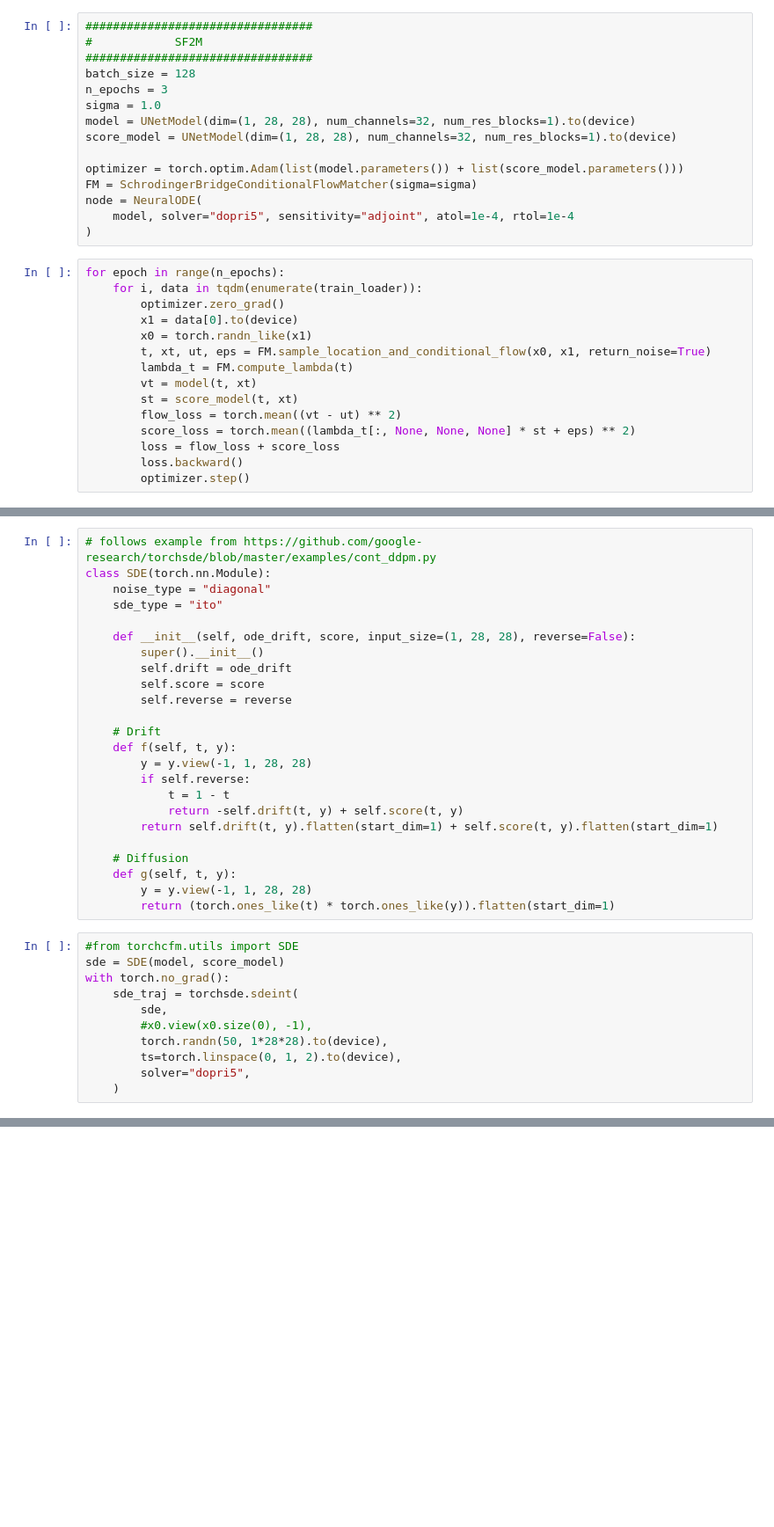
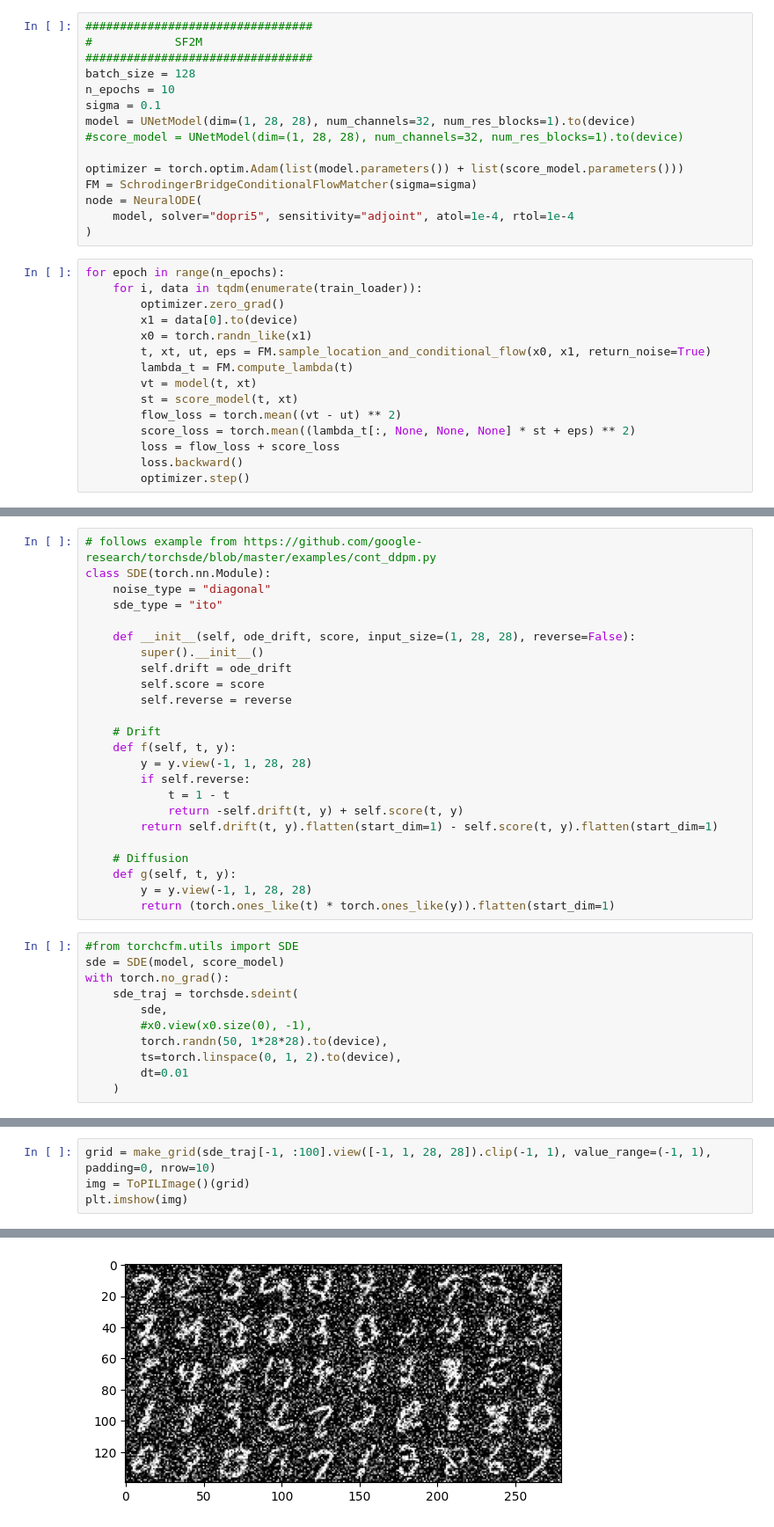
Before and after one commit to atong01/conditional-flow-matching, a Jupyter notebook: examples/mnist_example.ipynb, the cells around one changed output, grey strips where cells are left out. Shown at 88% size. Drawn from its saved outputs; the diff is of its cells as text; blank space fills up the shorter version.

Commit message:
Update to SF2M with lower noise and more epochs

```diff
--- a/examples/mnist_example.ipynb
+++ b/examples/mnist_example.ipynb
@@ -75,10 +75,10 @@ plt.imshow(img)
 #            SF2M
 #################################
 batch_size = 128
-n_epochs = 3
-sigma = 1.0
+n_epochs = 10
+sigma = 0.1
 model = UNetModel(dim=(1, 28, 28), num_channels=32, num_res_blocks=1).to(device)
-score_model = UNetModel(dim=(1, 28, 28), num_channels=32, num_res_blocks=1).to(device)
+#score_model = UNetModel(dim=(1, 28, 28), num_channels=32, num_res_blocks=1).to(device)
 
 optimizer = torch.optim.Adam(list(model.parameters()) + list(score_model.parameters()))
 FM = SchrodingerBridgeConditionalFlowMatcher(sigma=sigma)
@@ -118,7 +134,7 @@ class SDE(torch.nn.Module):
         if self.reverse:
             t = 1 - t
             return -self.drift(t, y) + self.score(t, y)
-        return self.drift(t, y).flatten(start_dim=1) + self.score(t, y).flatten(start_dim=1)
+        return self.drift(t, y).flatten(start_dim=1) - self.score(t, y).flatten(start_dim=1)
 
     # Diffusion
     def g(self, t, y):
@@ -133,7 +149,7 @@ with torch.no_grad():
         #x0.view(x0.size(0), -1),
         torch.randn(50, 1*28*28).to(device),
         ts=torch.linspace(0, 1, 2).to(device),
-        solver="dopri5",
+        dt=0.01
     )
 # %%
 grid = make_grid(sde_traj[-1, :100].view([-1, 1, 28, 28]).clip(-1, 1), value_range=(-1, 1), padding=0, nrow=10)
@@ -144,0 +158,5 @@ plt.imshow(img)
+# %%
+grid = make_grid(sde_traj[-1, :100].view([-1, 1, 28, 28]).clip(-1, 1), value_range=(-1, 1), padding=0, nrow=10)
+img = ToPILImage()(grid)
+plt.imshow(img)
+# %% [output]
@@ -144,0 +164 @@ plt.imshow(img)
+[figure, added]
```
Also changed, not shown: parts of 3 cells of this notebook.
